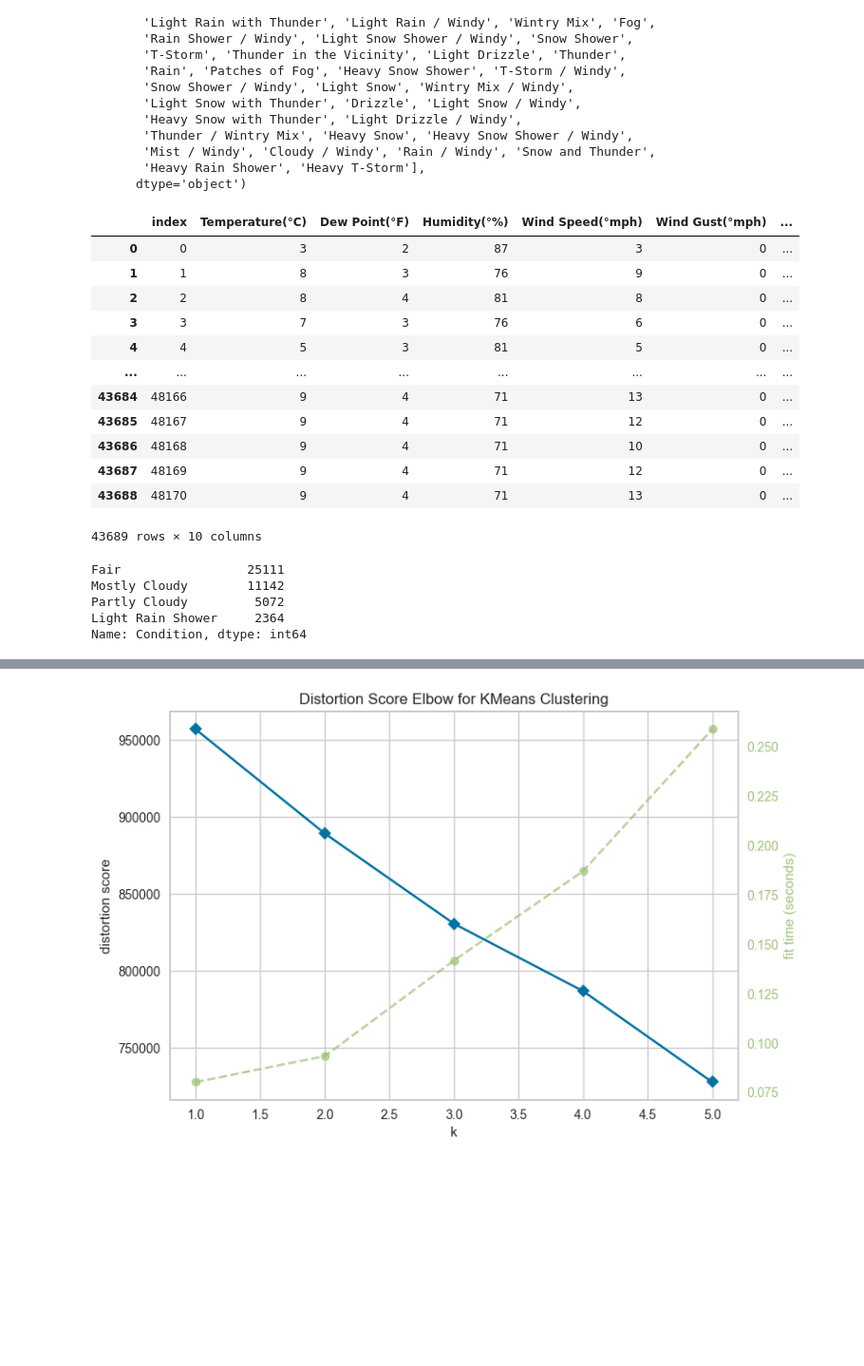
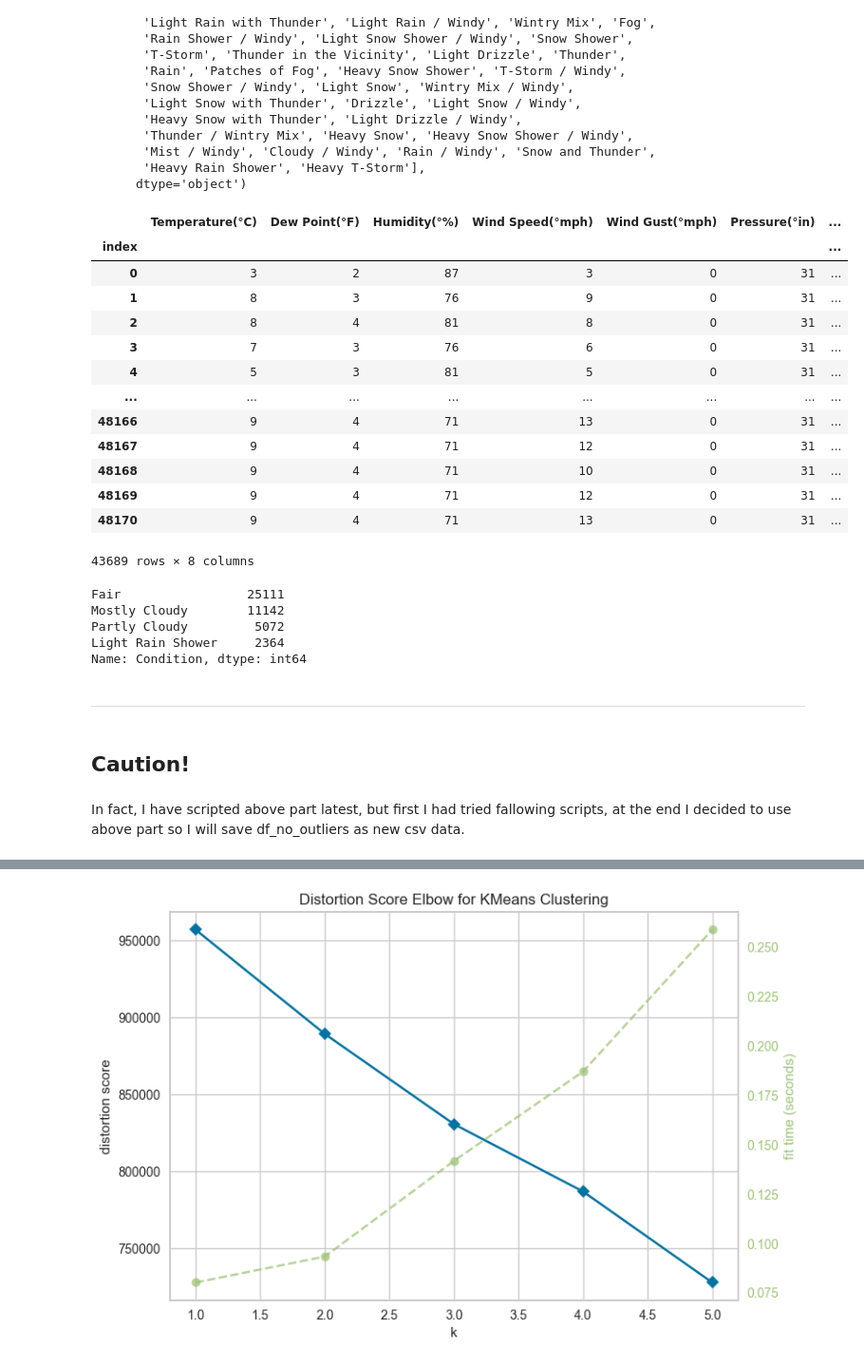
Before and after one commit to anilergan/ANN-weather-prediction, a Jupyter notebook: 3.1_weather_data_unsup_learning.ipynb, the cells around one changed output, grey strips where cells are left out. Shown at 95% size. Drawn from its saved outputs; the diff is of its cells as text; code cells hidden in the pictures; blank space fills up the shorter version.

Commit message:
Final model
Eventhough the accuracy is not well, this is my first project. I do publish it due to show my labor.

```diff
--- a/3.1_weather_data_unsup_learning.ipynb
+++ b/3.1_weather_data_unsup_learning.ipynb
@@ -133,21 +133,23 @@ Index(['Mostly Cloudy / Windy', 'Light Rain', 'Fair / Windy', 'Mist',
       dtype='object')
 # %%
 df_no_outliers = dfXy[~dfXy['Condition'].isin(outliers)]
-df_no_outliers.reset_index()
+df_no_outliers = df_no_outliers.reset_index()
+df_no_outliers.set_index('index', inplace=True)
 # %% [output]
-|  | index | Temperature(°C) | Dew Point(°F) | Humidity(°%) | Wind Speed(°mph) | Wind Gust(°mph) | ... |
-| 0 | 0 | 3 | 2 | 87 | 3 | 0 | ... |
-| 1 | 1 | 8 | 3 | 76 | 9 | 0 | ... |
-| 2 | 2 | 8 | 4 | 81 | 8 | 0 | ... |
-| 3 | 3 | 7 | 3 | 76 | 6 | 0 | ... |
-| 4 | 4 | 5 | 3 | 81 | 5 | 0 | ... |
+|  | Temperature(°C) | Dew Point(°F) | Humidity(°%) | Wind Speed(°mph) | Wind Gust(°mph) | Pressure(°in) | ... |
+| index |  |  |  |  |  |  | ... |
+| 0 | 3 | 2 | 87 | 3 | 0 | 31 | ... |
+| 1 | 8 | 3 | 76 | 9 | 0 | 31 | ... |
+| 2 | 8 | 4 | 81 | 8 | 0 | 31 | ... |
+| 3 | 7 | 3 | 76 | 6 | 0 | 31 | ... |
+| 4 | 5 | 3 | 81 | 5 | 0 | 31 | ... |
 | ... | ... | ... | ... | ... | ... | ... | ... |
-| 43684 | 48166 | 9 | 4 | 71 | 13 | 0 | ... |
-| 43685 | 48167 | 9 | 4 | 71 | 12 | 0 | ... |
-| 43686 | 48168 | 9 | 4 | 71 | 10 | 0 | ... |
-| 43687 | 48169 | 9 | 4 | 71 | 12 | 0 | ... |
-| 43688 | 48170 | 9 | 4 | 71 | 13 | 0 | ... |
+| 48166 | 9 | 4 | 71 | 13 | 0 | 31 | ... |
+| 48167 | 9 | 4 | 71 | 12 | 0 | 31 | ... |
+| 48168 | 9 | 4 | 71 | 10 | 0 | 31 | ... |
+| 48169 | 9 | 4 | 71 | 12 | 0 | 31 | ... |
+| 48170 | 9 | 4 | 71 | 13 | 0 | 31 | ... |
-43689 rows × 10 columns
+43689 rows × 8 columns
 # %%
 df_no_outliers['Condition'].value_counts()
 # %% [output]
@@ -156,3 +158,9 @@ Mostly Cloudy        11142
 Partly Cloudy         5072
 Light Rain Shower     2364
 Name: Condition, dtype: int64
+# %% [markdown]
+---
+# %% [markdown]
+## Caution!
+# %% [markdown]
+In fact, I have scripted above part latest, but first I had tried fallowing scripts, at the end I decided to use above part so I will save df_no_outliers as new csv data.
```
Also changed, not shown: parts of 4 cells of this notebook, 11 other files.
